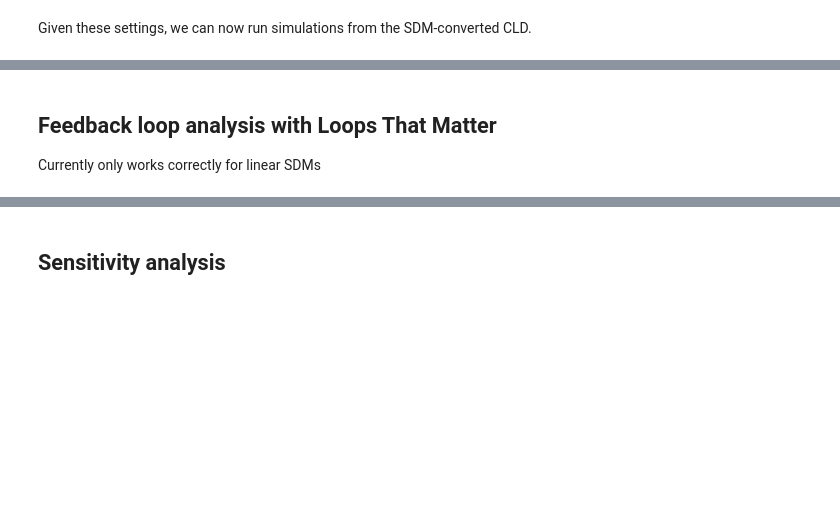
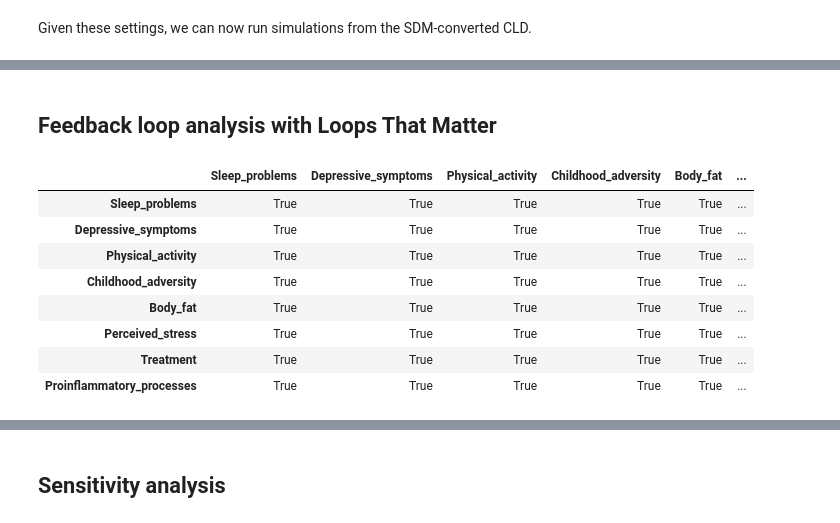
Before and after one commit to jerul/systemdynamics, a Jupyter notebook: Examples/Sleep.ipynb, the cells around one changed output, grey strips where cells are left out. Saved outputs shown, nothing was run; the diff lists cells and outputs as text; code cells hidden in the pictures; blank space fills up the shorter version.

```diff
--- a/Examples/Sleep.ipynb
+++ b/Examples/Sleep.ipynb
@@ -43,4 +43,15 @@ plot_simulated_interventions(s, df_sol, intervention_effects, interval_type="per
 [figure]
 # %% [markdown]
 ## Feedback loop analysis with Loops That Matter
-Currently only works correctly for linear SDMs
+# %%
+s.df_adj == s.df_adj_incl_interactions
+# %% [output]
+|  | Sleep_problems | Depressive_symptoms | Physical_activity | Childhood_adversity | Body_fat | ... |
+| Sleep_problems | True | True | True | True | True | ... |
+| Depressive_symptoms | True | True | True | True | True | ... |
+| Physical_activity | True | True | True | True | True | ... |
+| Childhood_adversity | True | True | True | True | True | ... |
+| Body_fat | True | True | True | True | True | ... |
+| Perceived_stress | True | True | True | True | True | ... |
+| Treatment | True | True | True | True | True | ... |
+| Proinflammatory_processes | True | True | True | True | True | ... |
```
Also changed, not shown: parts of 5 cells of this notebook, 9 other files.
